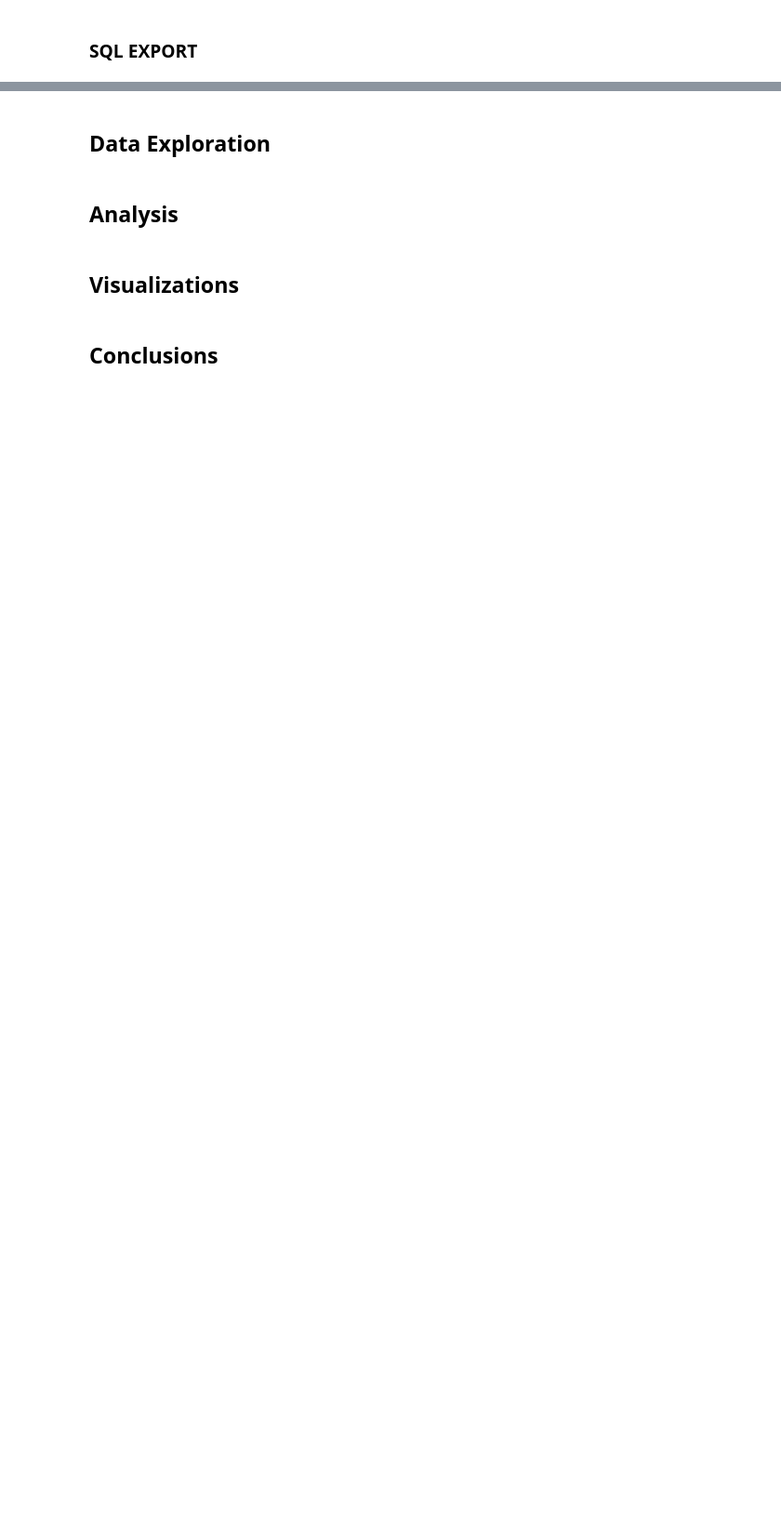
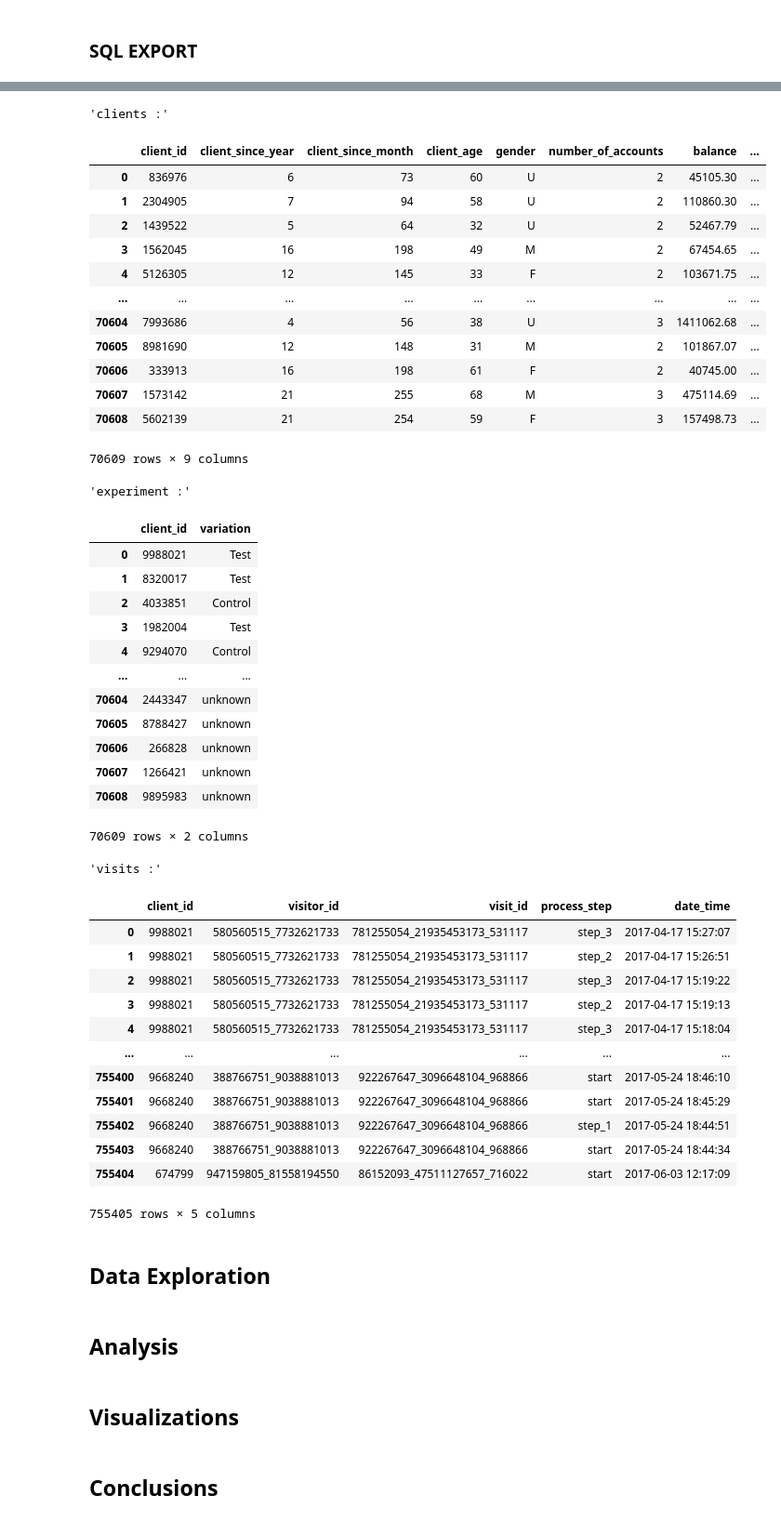
Before and after one commit to Aru-jan/vanguard-ab-test, a Jupyter notebook: main.ipynb, the cells around one changed output, grey strips where cells are left out. Shown: that part at 93% size. Saved outputs shown, nothing was run; the diff lists cells and outputs as text; code cells hidden in the pictures; blank space fills up the shorter version.

Commit message:
export / import from sql ok

```diff
--- a/main.ipynb
+++ b/main.ipynb
@@ -71,3 +165,10 @@ display_dataFrames(all_dataframes,'head','dtypes', 'cat_count')
 # Handle missing values
 # %% [markdown]
 ### SQL EXPORT
+# %%
+# Load environment variables
+load_dotenv()
+db_password = os.getenv('SQL_PASSWORD')
+# %%
+# Create database if it doesn't exist
+engine = create_db(db_password, config)
@@ -74,3 +182,53 @@ display_dataFrames(all_dataframes,'head','dtypes', 'cat_count')
+# %%
+# Import data from database
+clients_df = import_data_from_sql(engine, 'clients')
+experiment_df = import_data_from_sql(engine, 'experiment')
+visits_df = import_data_from_sql(engine, 'visits')
+# %%
+display('clients :',clients_df, 'experiment :',experiment_df, 'visits :',visits_df)
+# %% [output]
+'clients :'
+|  | client_id | client_since_year | client_since_month | client_age | gender | number_of_accounts | balance | ... |
+| 0 | 836976 | 6 | 73 | 60 | U | 2 | 45105.30 | ... |
+| 1 | 2304905 | 7 | 94 | 58 | U | 2 | 110860.30 | ... |
+| 2 | 1439522 | 5 | 64 | 32 | U | 2 | 52467.79 | ... |
+| 3 | 1562045 | 16 | 198 | 49 | M | 2 | 67454.65 | ... |
+| 4 | 5126305 | 12 | 145 | 33 | F | 2 | 103671.75 | ... |
+| ... | ... | ... | ... | ... | ... | ... | ... | ... |
+| 70604 | 7993686 | 4 | 56 | 38 | U | 3 | 1411062.68 | ... |
+| 70605 | 8981690 | 12 | 148 | 31 | M | 2 | 101867.07 | ... |
+| 70606 | 333913 | 16 | 198 | 61 | F | 2 | 40745.00 | ... |
+| 70607 | 1573142 | 21 | 255 | 68 | M | 3 | 475114.69 | ... |
+| 70608 | 5602139 | 21 | 254 | 59 | F | 3 | 157498.73 | ... |
+70609 rows × 9 columns
+'experiment :'
+|  | client_id | variation |
+| 0 | 9988021 | Test |
+| 1 | 8320017 | Test |
+| 2 | 4033851 | Control |
+| 3 | 1982004 | Test |
+| 4 | 9294070 | Control |
+| ... | ... | ... |
+| 70604 | 2443347 | unknown |
+| 70605 | 8788427 | unknown |
+| 70606 | 266828 | unknown |
+| 70607 | 1266421 | unknown |
+| 70608 | 9895983 | unknown |
+70609 rows × 2 columns
+'visits :'
+|  | client_id | visitor_id | visit_id | process_step | date_time |
+| 0 | 9988021 | 580560515_7732621733 | 781255054_21935453173_531117 | step_3 | 2017-04-17 15:27:07 |
+| 1 | 9988021 | 580560515_7732621733 | 781255054_21935453173_531117 | step_2 | 2017-04-17 15:26:51 |
+| 2 | 9988021 | 580560515_7732621733 | 781255054_21935453173_531117 | step_3 | 2017-04-17 15:19:22 |
+| 3 | 9988021 | 580560515_7732621733 | 781255054_21935453173_531117 | step_2 | 2017-04-17 15:19:13 |
+| 4 | 9988021 | 580560515_7732621733 | 781255054_21935453173_531117 | step_3 | 2017-04-17 15:18:04 |
+| ... | ... | ... | ... | ... | ... |
+| 755400 | 9668240 | 388766751_9038881013 | 922267647_3096648104_968866 | start | 2017-05-24 18:46:10 |
+| 755401 | 9668240 | 388766751_9038881013 | 922267647_3096648104_968866 | start | 2017-05-24 18:45:29 |
+| 755402 | 9668240 | 388766751_9038881013 | 922267647_3096648104_968866 | step_1 | 2017-05-24 18:44:51 |
+| 755403 | 9668240 | 388766751_9038881013 | 922267647_3096648104_968866 | start | 2017-05-24 18:44:34 |
+| 755404 | 674799 | 947159805_81558194550 | 86152093_47511127657_716022 | start | 2017-06-03 12:17:09 |
+755405 rows × 5 columns
 # %% [markdown]
 ## Data Exploration
 # %%
```
Also changed, not shown: parts of 9 cells of this notebook, 2 other files.
